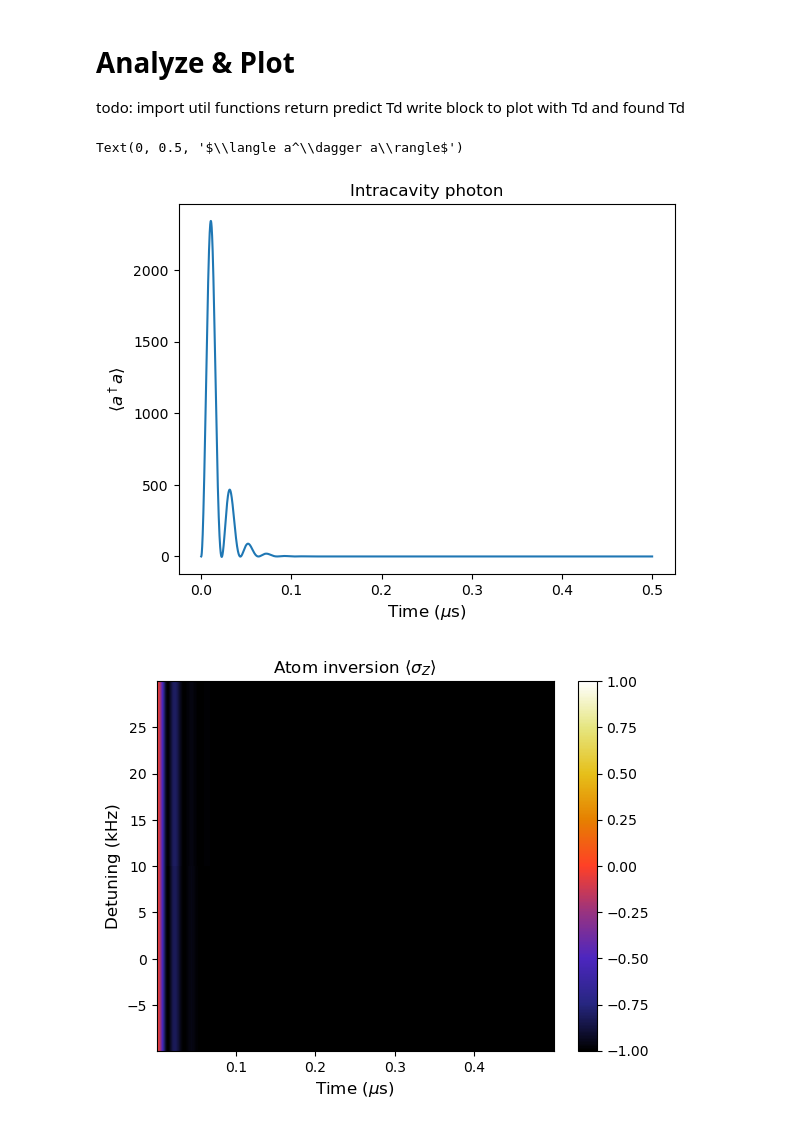
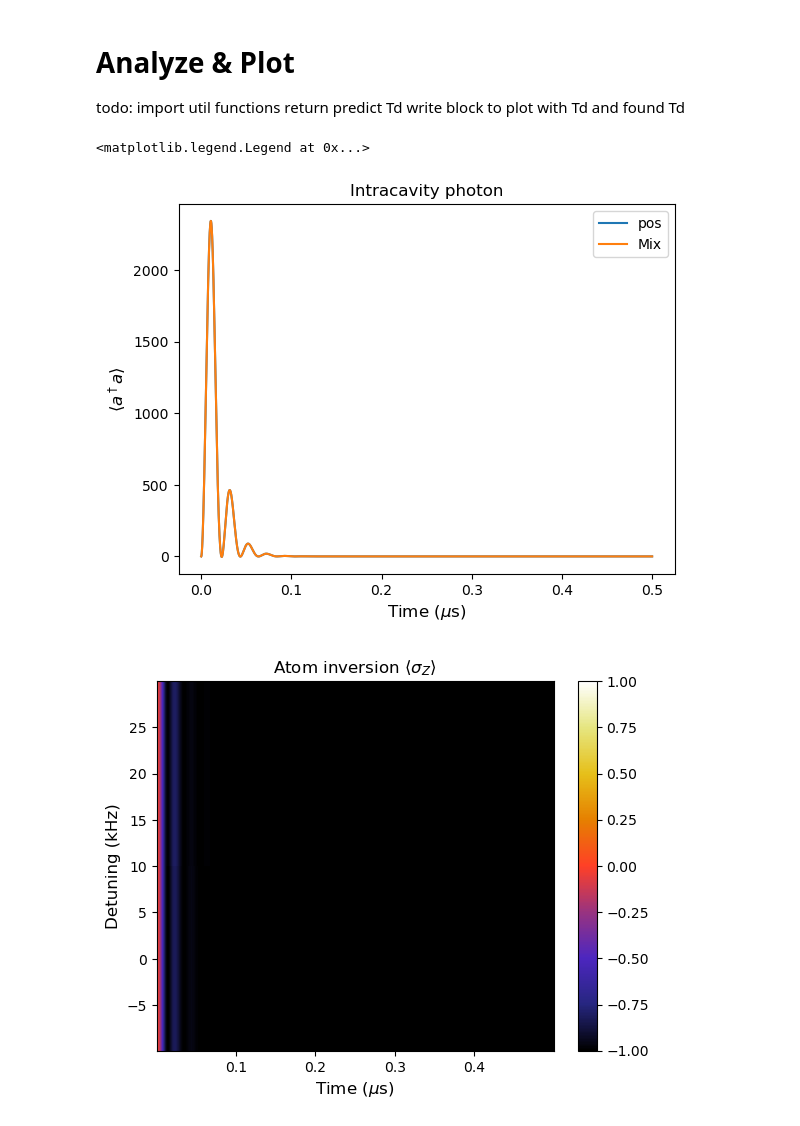
Before and after one commit to VodkaSin/Cuda_C_spin_sync, a Jupyter notebook: CUDA_code/cuda_run.ipynb, the cells around one changed output. Drawn from its saved outputs; the diff is of its cells as text; code cells hidden in the pictures.

```diff
--- a/CUDA_code/cuda_run.ipynb
+++ b/CUDA_code/cuda_run.ipynb
@@ -142,19 +145,26 @@ write block to plot with Td and found Td
 #         [2]: coherence
 #         [3]: photons
 #############################################################
-results = utils.read_results(handle_list[0]) # Input: file handle
-detuning_values_1d = det_dict[handle_list[0]]
+results_list = []
+detuning_list = []
+for i in range(len(det_dict)):
+    results = utils.read_results(handle_list[0]) # Input: file handle
+    detuning_values = det_dict[handle_list[0]]
+    results_list.append(results)
+    detuning_list.append(detuning_values)
 # %%
 #############################################################
 # Plots intracavity field
 #############################################################
-plt.plot(results[0], results[3])
+plt.plot(results_list[0][0], results_list[0][3], label="pos")
+plt.plot(results_list[1][0], results_list[1][3], label="Mix")
 plt.title("Intracavity photon", fontsize=12)
 plt.xlabel(r"Time ($\mu$s)", fontsize=12)
 plt.ylabel(r"$\langle a^\dagger a\rangle$", fontsize=12)
+plt.legend()
 # %% [output]
-Text(0, 0.5, '$\\langle a^\\dagger a\\rangle$')
+<matplotlib.legend.Legend at 0x...>
-[figure, old version]
+[figure, new version]
 # %%
 utils.plot_heat(results[0],detuning_values_1d[:20], np.rot90(results[1]), -1.0,1.0,
                 "Atom inversion $\langle\sigma_Z\\rangle$", "Time ($\mu$s)", "Detuning (kHz)")
```
Also changed, not shown: parts of 1 cell of this notebook.
